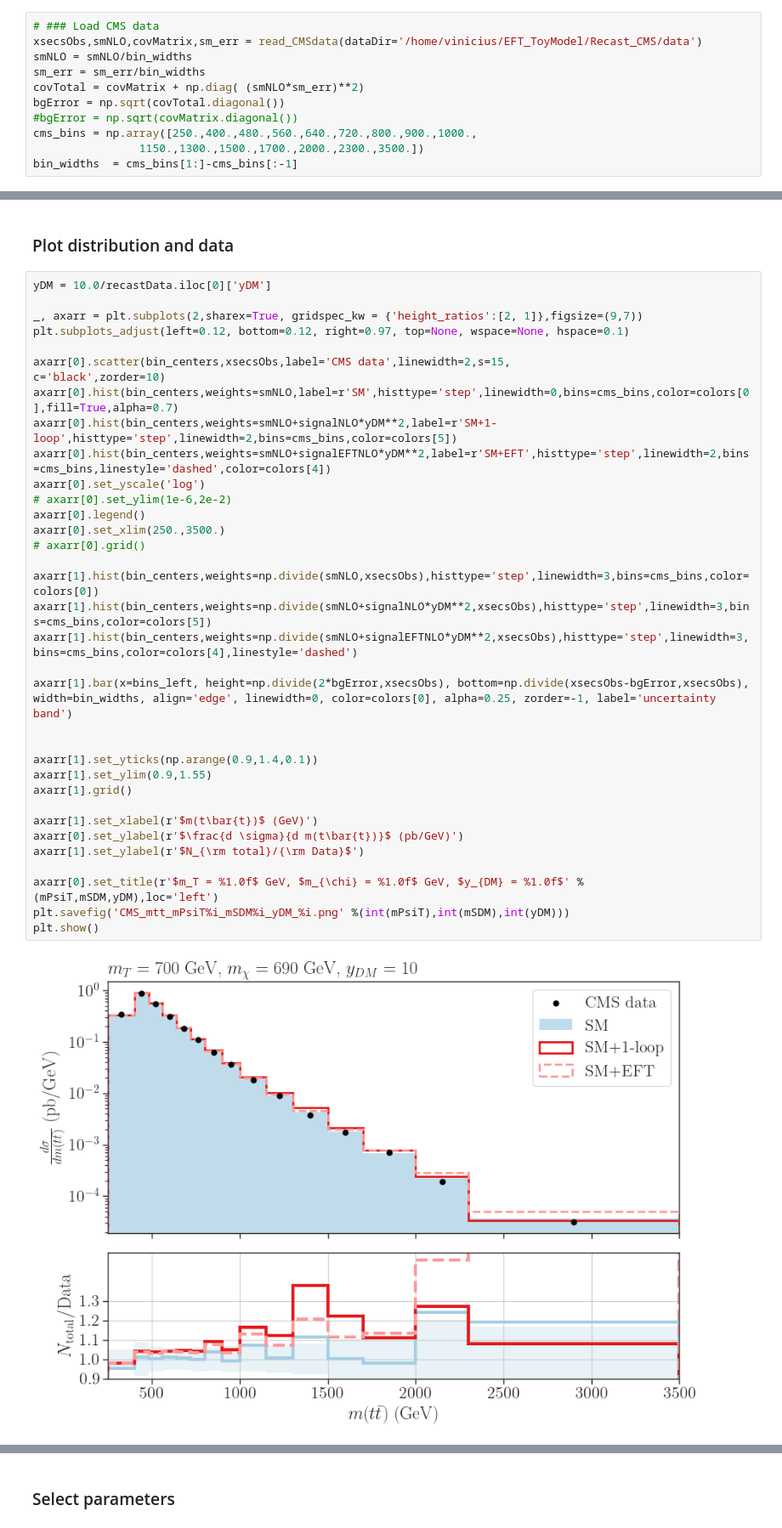
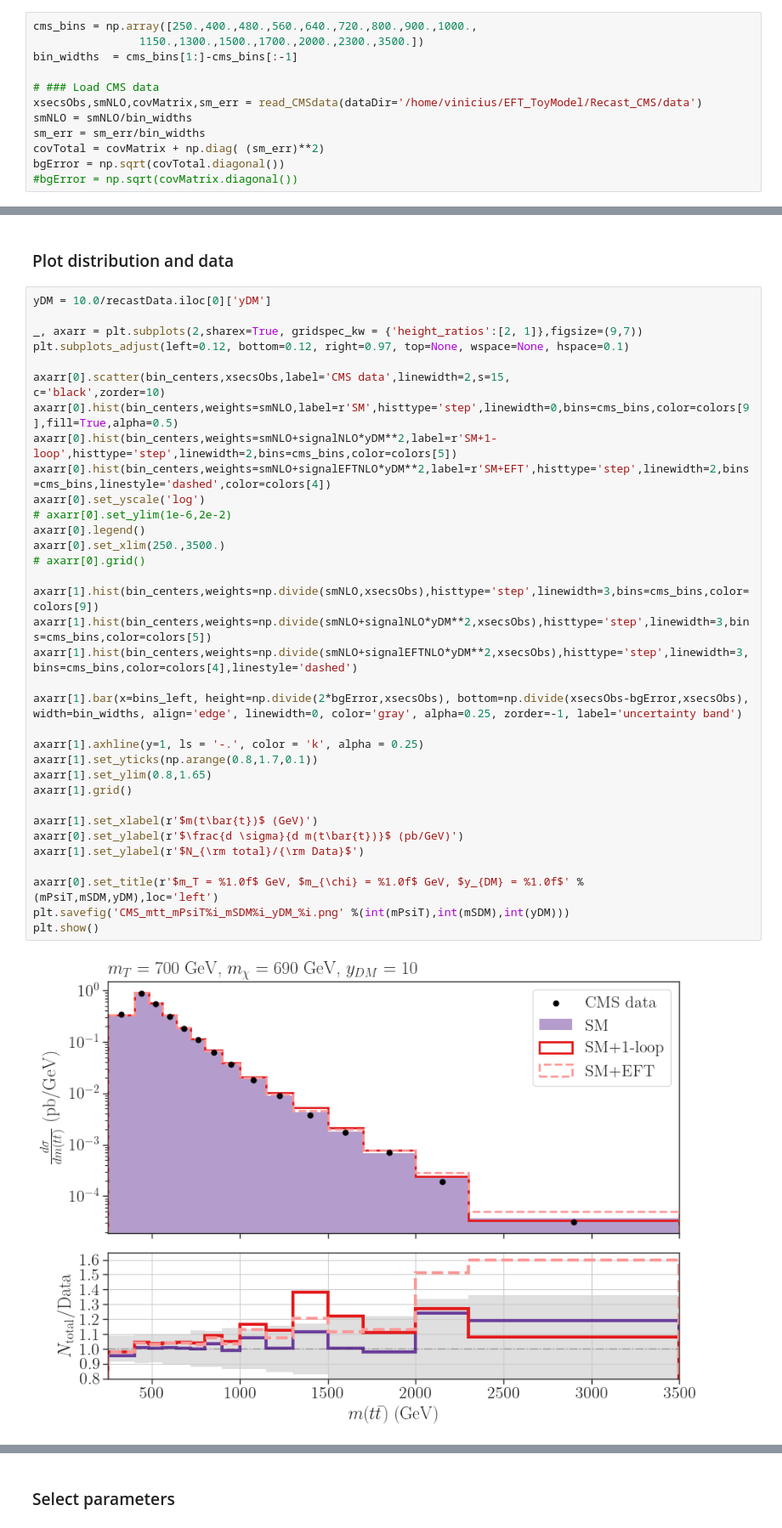
Before and after one commit to viniciusrocca/EFT_ToyModel, a Jupyter notebook: Recast_CMS/plots-dists-CMS.ipynb, the cells around one changed output, grey strips where cells are left out. Shown at 85% size. Cells and saved outputs as stored; diff of their text form.

```diff
--- a/Recast_CMS/plots-dists-CMS.ipynb
+++ b/Recast_CMS/plots-dists-CMS.ipynb
@@ -38,16 +39,17 @@ recastDataEFTAll = pd.read_pickle('/home/vinicius/EFT_ToyModel/Recast_CMS/pp2ttb
 # %% [markdown]
 ### Get CMS data
 # %%
+cms_bins = np.array([250.,400.,480.,560.,640.,720.,800.,900.,1000.,
+                1150.,1300.,1500.,1700.,2000.,2300.,3500.])
+bin_widths  = cms_bins[1:]-cms_bins[:-1]
+
 # ### Load CMS data
 xsecsObs,smNLO,covMatrix,sm_err = read_CMSdata(dataDir='/home/vinicius/EFT_ToyModel/Recast_CMS/data')
 smNLO = smNLO/bin_widths
 sm_err = sm_err/bin_widths
-covTotal = covMatrix + np.diag( (smNLO*sm_err)**2)
+covTotal = covMatrix + np.diag( (sm_err)**2)
 bgError = np.sqrt(covTotal.diagonal())
 #bgError = np.sqrt(covMatrix.diagonal())
-cms_bins = np.array([250.,400.,480.,560.,640.,720.,800.,900.,1000.,
-                1150.,1300.,1500.,1700.,2000.,2300.,3500.])
-bin_widths  = cms_bins[1:]-cms_bins[:-1]
 # %% [markdown]
 ### Get SM prediction and k-factor
 # %%
@@ -109,38 +111,38 @@ signalEFTNLO = signalEFT*kfac/bin_widths
 # %%
 yDM = 10.0/recastData.iloc[0]['yDM']
 
 _, axarr = plt.subplots(2,sharex=True, gridspec_kw = {'height_ratios':[2, 1]},figsize=(9,7))
 plt.subplots_adjust(left=0.12, bottom=0.12, right=0.97, top=None, wspace=None, hspace=0.1)
 
 axarr[0].scatter(bin_centers,xsecsObs,label='CMS data',linewidth=2,s=15,
 c='black',zorder=10)
-axarr[0].hist(bin_centers,weights=smNLO,label=r'SM',histtype='step',linewidth=0,bins=cms_bins,color=colors[0],fill=True,alpha=0.7)
+axarr[0].hist(bin_centers,weights=smNLO,label=r'SM',histtype='step',linewidth=0,bins=cms_bins,color=colors[9],fill=True,alpha=0.5)
 axarr[0].hist(bin_centers,weights=smNLO+signalNLO*yDM**2,label=r'SM+1-loop',histtype='step',linewidth=2,bins=cms_bins,color=colors[5])
 axarr[0].hist(bin_centers,weights=smNLO+signalEFTNLO*yDM**2,label=r'SM+EFT',histtype='step',linewidth=2,bins=cms_bins,linestyle='dashed',color=colors[4])
 axarr[0].set_yscale('log')
 # axarr[0].set_ylim(1e-6,2e-2)
 axarr[0].legend()
 axarr[0].set_xlim(250.,3500.)
 # axarr[0].grid()
 
-axarr[1].hist(bin_centers,weights=np.divide(smNLO,xsecsObs),histtype='step',linewidth=3,bins=cms_bins,color=colors[0])
+axarr[1].hist(bin_centers,weights=np.divide(smNLO,xsecsObs),histtype='step',linewidth=3,bins=cms_bins,color=colors[9])
 axarr[1].hist(bin_centers,weights=np.divide(smNLO+signalNLO*yDM**2,xsecsObs),histtype='step',linewidth=3,bins=cms_bins,color=colors[5])
 axarr[1].hist(bin_centers,weights=np.divide(smNLO+signalEFTNLO*yDM**2,xsecsObs),histtype='step',linewidth=3,bins=cms_bins,color=colors[4],linestyle='dashed')
 
-axarr[1].bar(x=bins_left, height=np.divide(2*bgError,xsecsObs), bottom=np.divide(xsecsObs-bgError,xsecsObs), width=bin_widths, align='edge', linewidth=0, color=colors[0], alpha=0.25, zorder=-1, label='uncertainty band')
+axarr[1].bar(x=bins_left, height=np.divide(2*bgError,xsecsObs), bottom=np.divide(xsecsObs-bgError,xsecsObs), width=bin_widths, align='edge', linewidth=0, color='gray', alpha=0.25, zorder=-1, label='uncertainty band')
 
-
-axarr[1].set_yticks(np.arange(0.9,1.4,0.1))
-axarr[1].set_ylim(0.9,1.55)
+axarr[1].axhline(y=1, ls = '-.', color = 'k', alpha = 0.25)
+axarr[1].set_yticks(np.arange(0.8,1.7,0.1))
+axarr[1].set_ylim(0.8,1.65)
 axarr[1].grid()
 
 axarr[1].set_xlabel(r'$m(t\bar{t})$ (GeV)')
 axarr[0].set_ylabel(r'$\frac{d \sigma}{d m(t\bar{t})}$ (pb/GeV)')
 axarr[1].set_ylabel(r'$N_{\rm total}/{\rm Data}$')
 
 axarr[0].set_title(r'$m_T = %1.0f$ GeV, $m_{\chi} = %1.0f$ GeV, $y_{DM} = %1.0f$' %(mPsiT,mSDM,yDM),loc='left')
 plt.savefig('CMS_mtt_mPsiT%i_mSDM%i_yDM_%i.png' %(int(mPsiT),int(mSDM),int(yDM)))
 plt.show()
 # %% [output]
-[figure, old version]
+[figure, new version]
 # %% [markdown]
```
Also changed, not shown: parts of 15 cells of this notebook, 9 other files.
